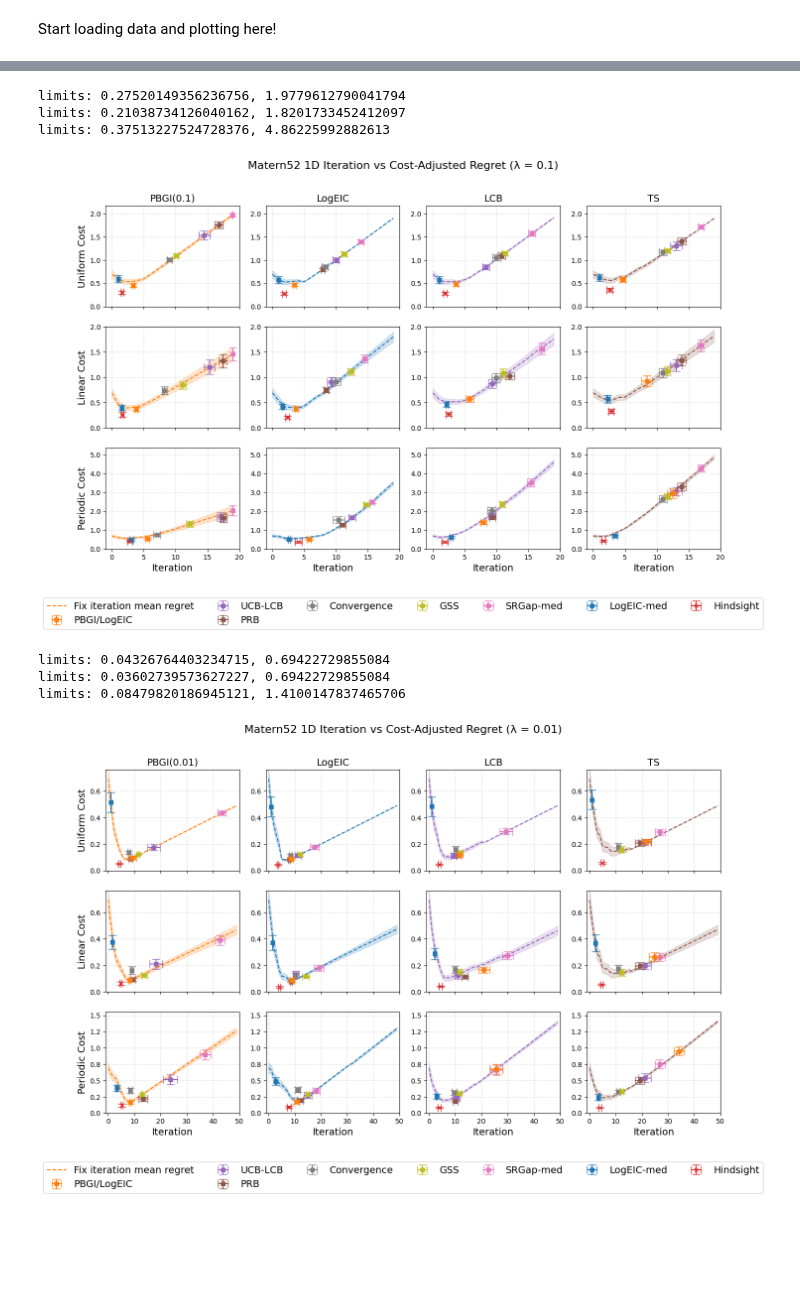
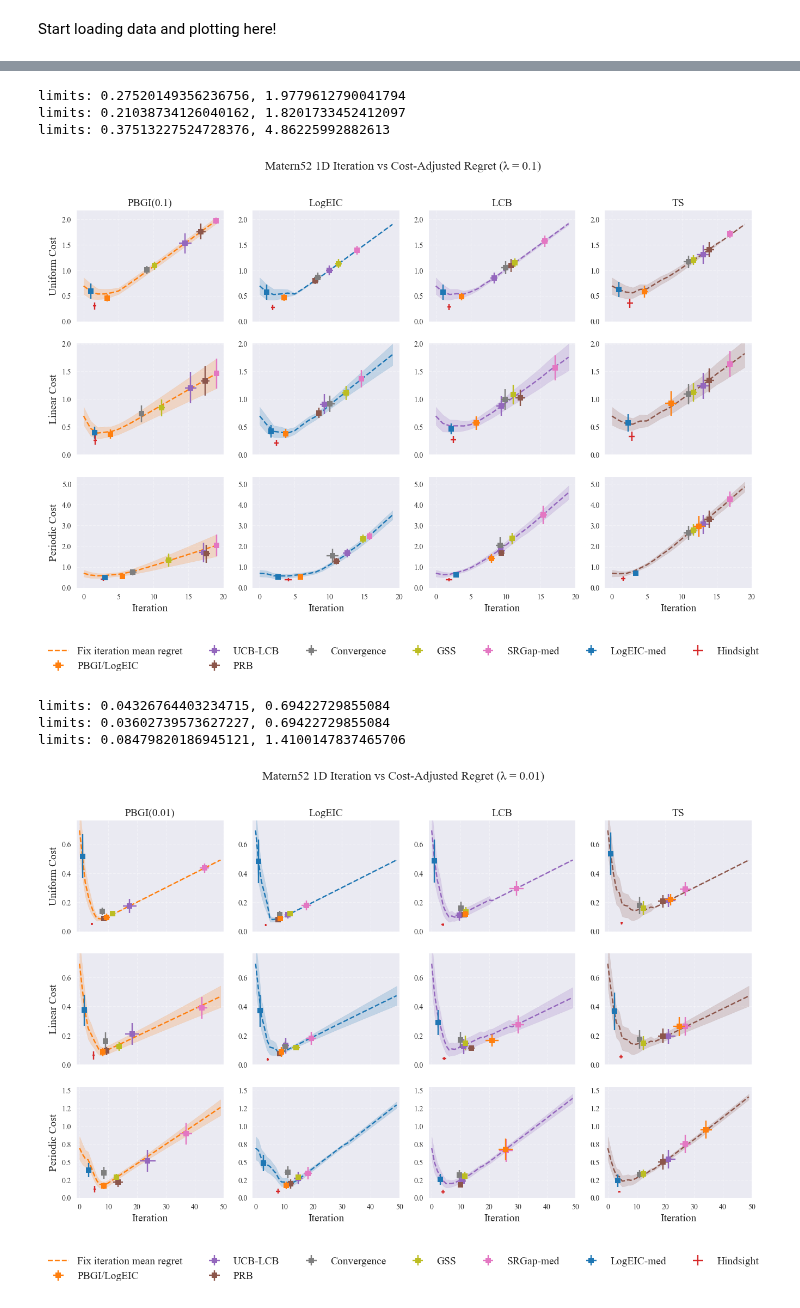
Before and after one commit to QianJaneXie/CostAwareStoppingBayesOpt, a Jupyter notebook: notebooks/Synthetic_LowDim.ipynb, the cells around one changed output, grey strips where cells are left out. Cells and saved outputs as stored; diff of their text form; code cells hidden in the pictures; blank space fills up the shorter version.

Commit message:
updated 1D notebook with regret only plots

```diff
--- a/notebooks/Synthetic_LowDim.ipynb
+++ b/notebooks/Synthetic_LowDim.ipynb
@@ -303,0 +306,23 @@ def return_stopping_indices(
+# %%
+import seaborn as sns
+import matplotlib.pyplot as plt
+
+sns.set_style('whitegrid', {
+    'grid.linestyle': '--',
+    'grid.alpha': 0.4
+})
+print(plt.style.available)
+
+plt.style.use('seaborn-v0_8')
+plt.rcParams['font.family'] = 'serif'
+plt.rcParams['font.serif'] = 'Times New Roman'
+plt.rcParams.update({
+    'font.size': 12,
+    'axes.titlesize': 14,
+    'axes.labelsize': 12,
+    'legend.fontsize': 10,
+    # 'xtick.rotation': 45,
+    'xtick.labelsize': 10,
+    'ytick.labelsize': 10,
+    'figure.autolayout': False,  # we’ll call tight_layout() explicitly
+})
@@ -512,8 +539,8 @@ for lmbda in lambda_per_acq:
             x = np.arange(len(mean_curve))
             ax.plot(mean_curve, label='Fix iteration mean regret', linestyle='--', color=color_dict[a], zorder=1)
             ax.fill_between(np.arange(len(mean_curve)),
-                            mean_curve - stderr_curve,
-                            mean_curve + stderr_curve,
+                            mean_curve - 2*stderr_curve,
+                            mean_curve + 2*stderr_curve,
                             color=color_dict[a],
                             alpha=0.2, zorder=1)
 
@@ -530,7 +557,7 @@ for lmbda in lambda_per_acq:
                     zorder=3
                 else:
                     zorder=2
-                ax.errorbar(mt, et, xerr=ms, yerr=es,
+                ax.errorbar(mt, et, xerr=ms, yerr=2*es,
                             fmt='s', color=color_dict[rule], capsize=6, label=name_dict[rule], zorder=zorder)
 
             mean_hindsight_time, stderr_hindsight_time = mean_and_std(hindsight_best_times, n_seeds)
@@ -539,7 +566,7 @@ for lmbda in lambda_per_acq:
             ax.errorbar(mean_hindsight_time,
                                 mean_hindsight_regret,
                                 xerr=stderr_hindsight_time,
-                                yerr=stderr_hindsight_regret,
+                                yerr=2*stderr_hindsight_regret,
                                 fmt='x', color=color_dict['Hindsight'], capsize=6, label='Hindsight')
 
             # title only on top row, y‐label only on first column
@@ -557,38 +584,38 @@ for lmbda in lambda_per_acq:
 
             for rule in stopping_rules:
                 max_y = max(max_y, mean_curve.max())
                 min_y = min(min_y, min(mean_curve.min(), mean_hindsight_regret.min()))
         print(f"limits: {min_y}, {max_y}")
         for col_idx in range(4):
             axes[row_idx, col_idx].set_ylim(0, max_y*1.1)
             axes[row_idx, col_idx].yaxis.set_major_formatter(ticker.FormatStrFormatter('%.1f'))
 
     # fig.text(0.04, 0.5, f'{kernel} Cost‐adjusted Simple Regret (lambda={lmbda})', va='center', rotation='vertical', fontsize=14)
 
     # one legend for entire figure (optional)
     handles, labels = axes[0,0].get_legend_handles_labels()
     fig.legend(handles, labels,
                loc='lower center',
                bbox_to_anchor=(0.5, -0.08),
                ncol=len(stopping_rules),
                fontsize=14)
     # fig.legend(handles, labels, loc='lower right', ncol=2)
     # fig.legend(handles, labels, loc='upper right', ncol=2)
     fig.suptitle(f'{kernel} 1D Iteration vs Cost-Adjusted Regret (λ = {lmbda})', fontsize=16)
     # plt.tight_layout(rect=[0, 0.0, 1, 0.95])
     plt.xlim(-1, iteration_cutoff[lmbda])
     # plt.title('{kernel} Cost Adjusted Regret(lambda={lmbda})')
     plt.savefig(f'../plots/{kernel}_1D_{lmbda_to_str[lmbda]}.png', bbox_inches='tight')
     plt.show()
 # %% [output]
 limits: 0.27520149356236756, 1.9779612790041794
 limits: 0.21038734126040162, 1.8201733452412097
 limits: 0.37513227524728376, 4.86225992882613
-[figure, old version]
+[figure, new version]
 limits: 0.04326764403234715, 0.69422729855084
 limits: 0.03602739573627227, 0.69422729855084
 limits: 0.08479820186945121, 1.4100147837465706
-[figure, old version]
+[figure, new version]
 limits: 0.006984903736290726, 0.69422729855084
 limits: 0.006023906758414189, 0.69422729855084
 limits: 0.011949465508333021, 0.69422729855084
```
Also changed, not shown: parts of 4 cells of this notebook.
